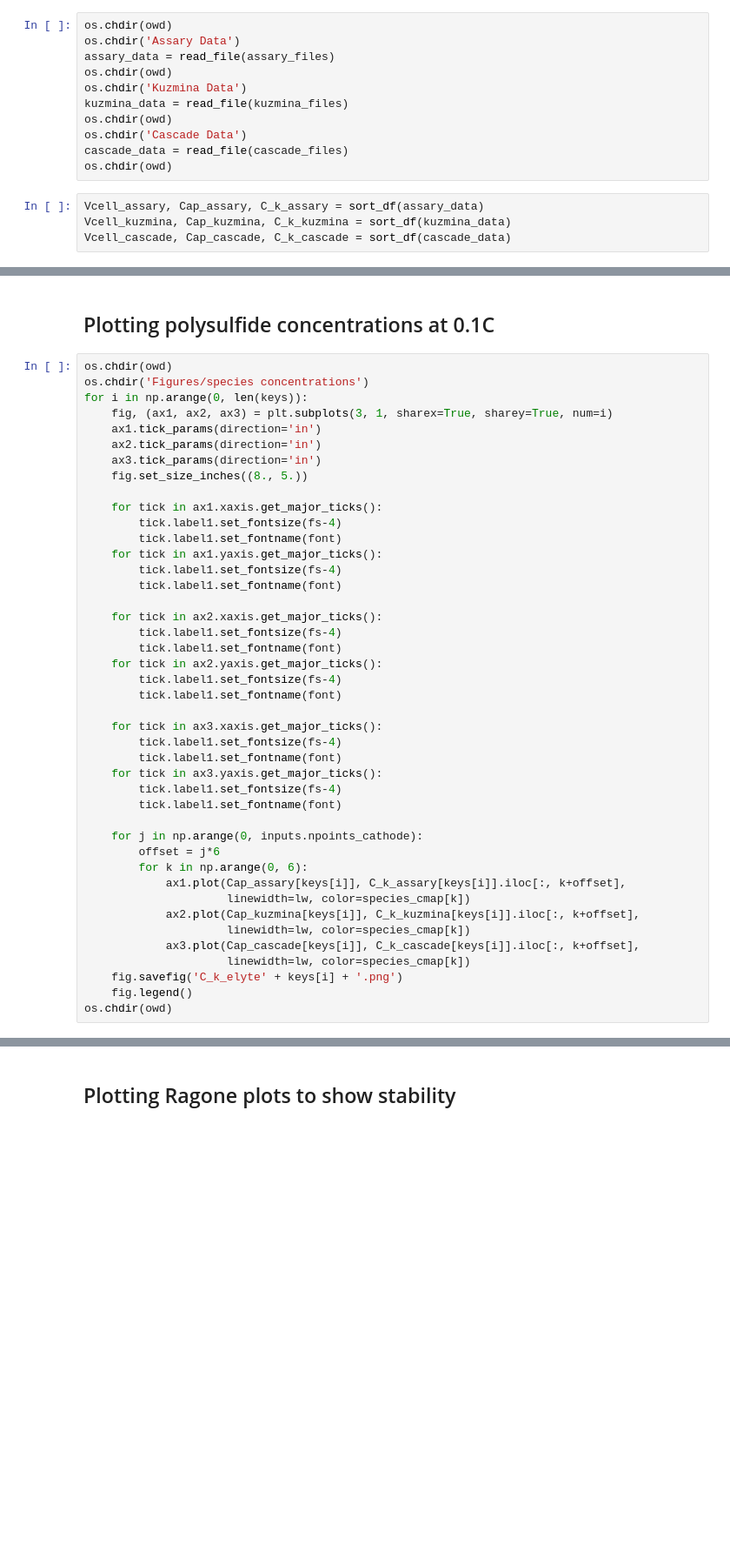
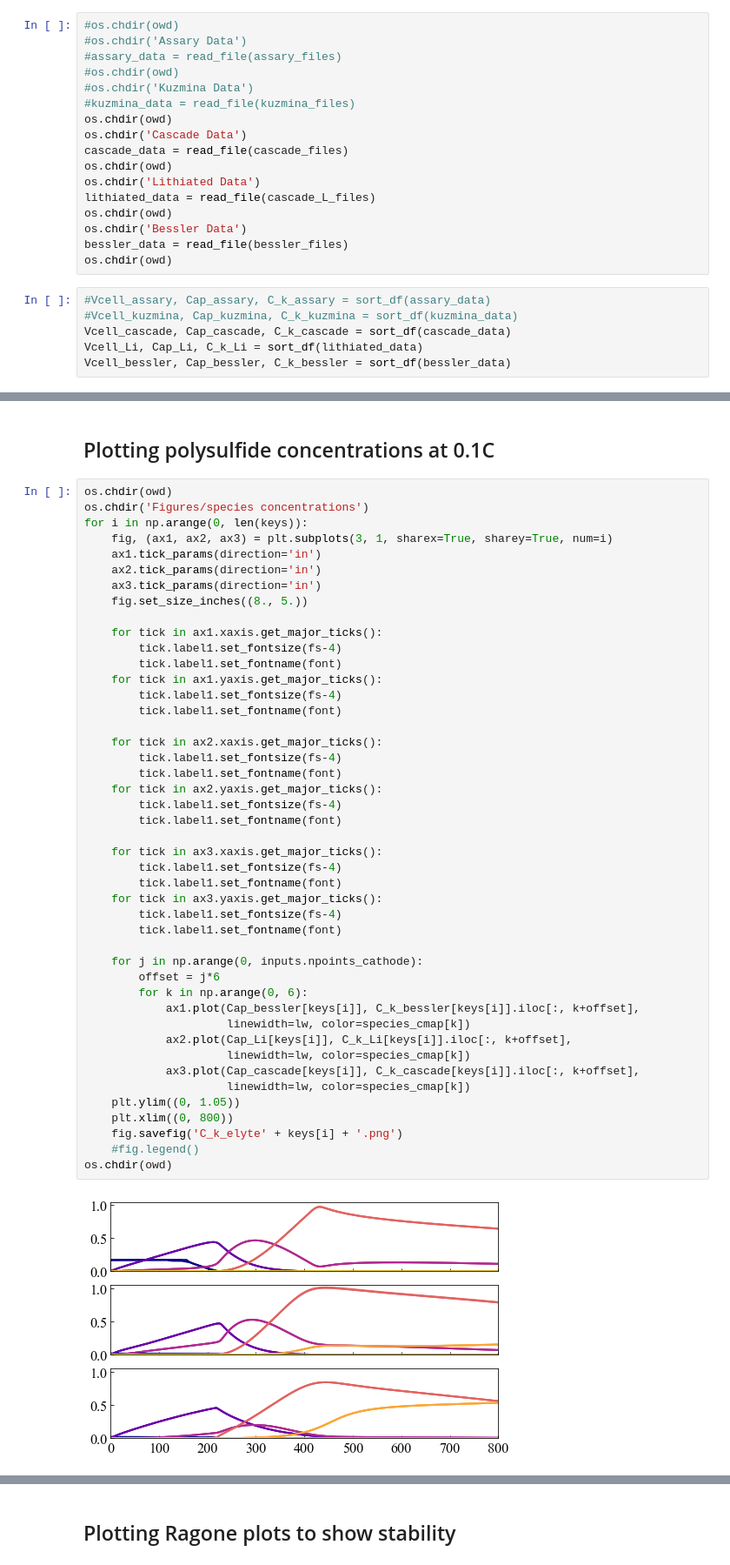
Before and after one commit to coresresearch/LiS-Battery, a Jupyter notebook: Li_S Plotting.ipynb, the cells around one changed output, grey strips where cells are left out. Shown at 87% size. Saved outputs shown, nothing was run; the diff lists cells and outputs as text; blank space fills up the shorter version.

```diff
--- a/Li_S Plotting.ipynb
+++ b/Li_S Plotting.ipynb
@@ -65,18 +69,26 @@ cascade_files = get_file_name('.csv', 'Cascade Data', flag=1)
 # %%
-os.chdir(owd)
-os.chdir('Assary Data')
-assary_data = read_file(assary_files)
-os.chdir(owd)
-os.chdir('Kuzmina Data')
-kuzmina_data = read_file(kuzmina_files)
+#os.chdir(owd)
+#os.chdir('Assary Data')
+#assary_data = read_file(assary_files)
+#os.chdir(owd)
+#os.chdir('Kuzmina Data')
+#kuzmina_data = read_file(kuzmina_files)
 os.chdir(owd)
 os.chdir('Cascade Data')
 cascade_data = read_file(cascade_files)
 os.chdir(owd)
+os.chdir('Lithiated Data')
+lithiated_data = read_file(cascade_L_files)
+os.chdir(owd)
+os.chdir('Bessler Data')
+bessler_data = read_file(bessler_files)
+os.chdir(owd)
 # %%
-Vcell_assary, Cap_assary, C_k_assary = sort_df(assary_data)
-Vcell_kuzmina, Cap_kuzmina, C_k_kuzmina = sort_df(kuzmina_data)
+#Vcell_assary, Cap_assary, C_k_assary = sort_df(assary_data)
+#Vcell_kuzmina, Cap_kuzmina, C_k_kuzmina = sort_df(kuzmina_data)
 Vcell_cascade, Cap_cascade, C_k_cascade = sort_df(cascade_data)
+Vcell_Li, Cap_Li, C_k_Li = sort_df(lithiated_data)
+Vcell_bessler, Cap_bessler, C_k_bessler = sort_df(bessler_data)
 # %%
 fs = 20
 font = 'Times New Roman'
@@ -139,33 +162,37 @@ for i in np.arange(0, len(keys)):
     for tick in ax1.xaxis.get_major_ticks():
         tick.label1.set_fontsize(fs-4)
         tick.label1.set_fontname(font)
     for tick in ax1.yaxis.get_major_ticks():
         tick.label1.set_fontsize(fs-4)
         tick.label1.set_fontname(font)
 
     for tick in ax2.xaxis.get_major_ticks():
         tick.label1.set_fontsize(fs-4)
         tick.label1.set_fontname(font)
     for tick in ax2.yaxis.get_major_ticks():
         tick.label1.set_fontsize(fs-4)
         tick.label1.set_fontname(font)
 
     for tick in ax3.xaxis.get_major_ticks():
         tick.label1.set_fontsize(fs-4)
         tick.label1.set_fontname(font)
     for tick in ax3.yaxis.get_major_ticks():
         tick.label1.set_fontsize(fs-4)
         tick.label1.set_fontname(font)
 
     for j in np.arange(0, inputs.npoints_cathode):
         offset = j*6
         for k in np.arange(0, 6):
-            ax1.plot(Cap_assary[keys[i]], C_k_assary[keys[i]].iloc[:, k+offset],
+            ax1.plot(Cap_bessler[keys[i]], C_k_bessler[keys[i]].iloc[:, k+offset],
                      linewidth=lw, color=species_cmap[k])
-            ax2.plot(Cap_kuzmina[keys[i]], C_k_kuzmina[keys[i]].iloc[:, k+offset],
+            ax2.plot(Cap_Li[keys[i]], C_k_Li[keys[i]].iloc[:, k+offset],
                      linewidth=lw, color=species_cmap[k])
             ax3.plot(Cap_cascade[keys[i]], C_k_cascade[keys[i]].iloc[:, k+offset],
                      linewidth=lw, color=species_cmap[k])
+    plt.ylim((0, 1.05))
+    plt.xlim((0, 800))
     fig.savefig('C_k_elyte' + keys[i] + '.png')
-    fig.legend()
+    #fig.legend()
 os.chdir(owd)
+# %% [output]
+[figure, added]
```
Also changed, not shown: parts of 15 cells of this notebook, 6 other files.
